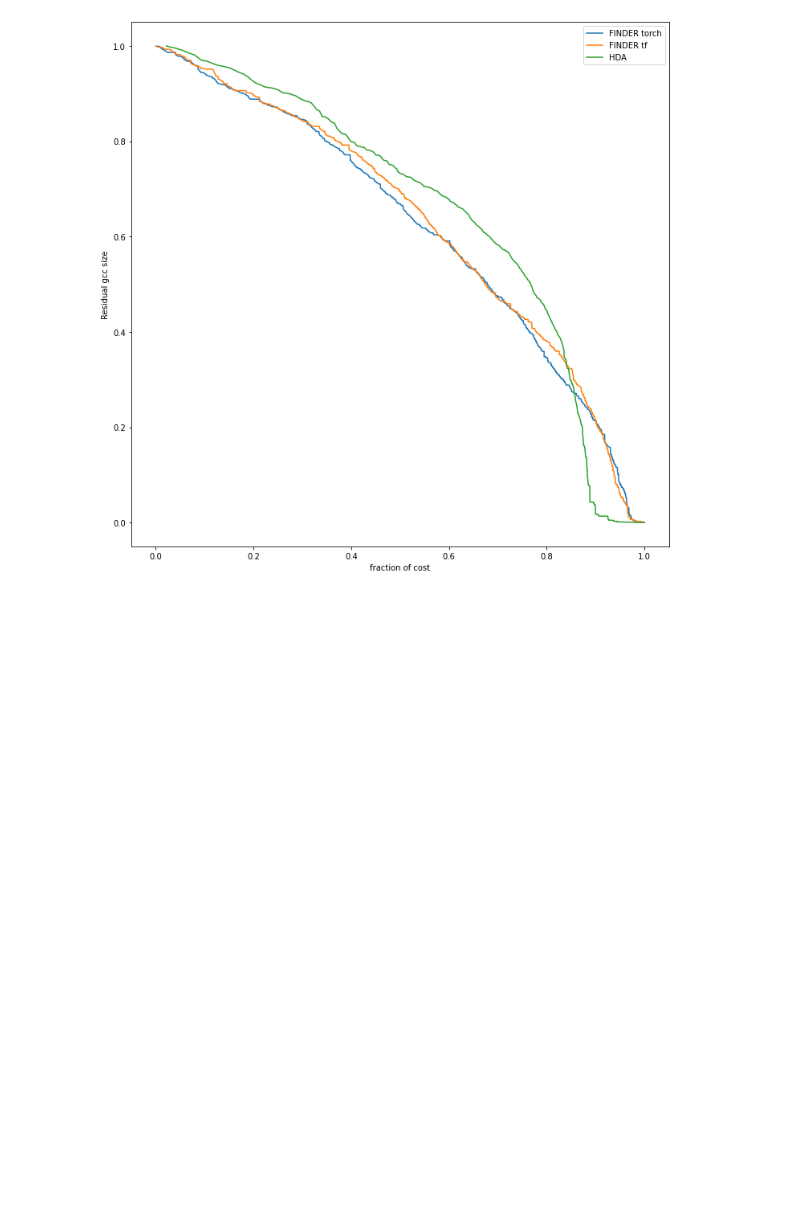
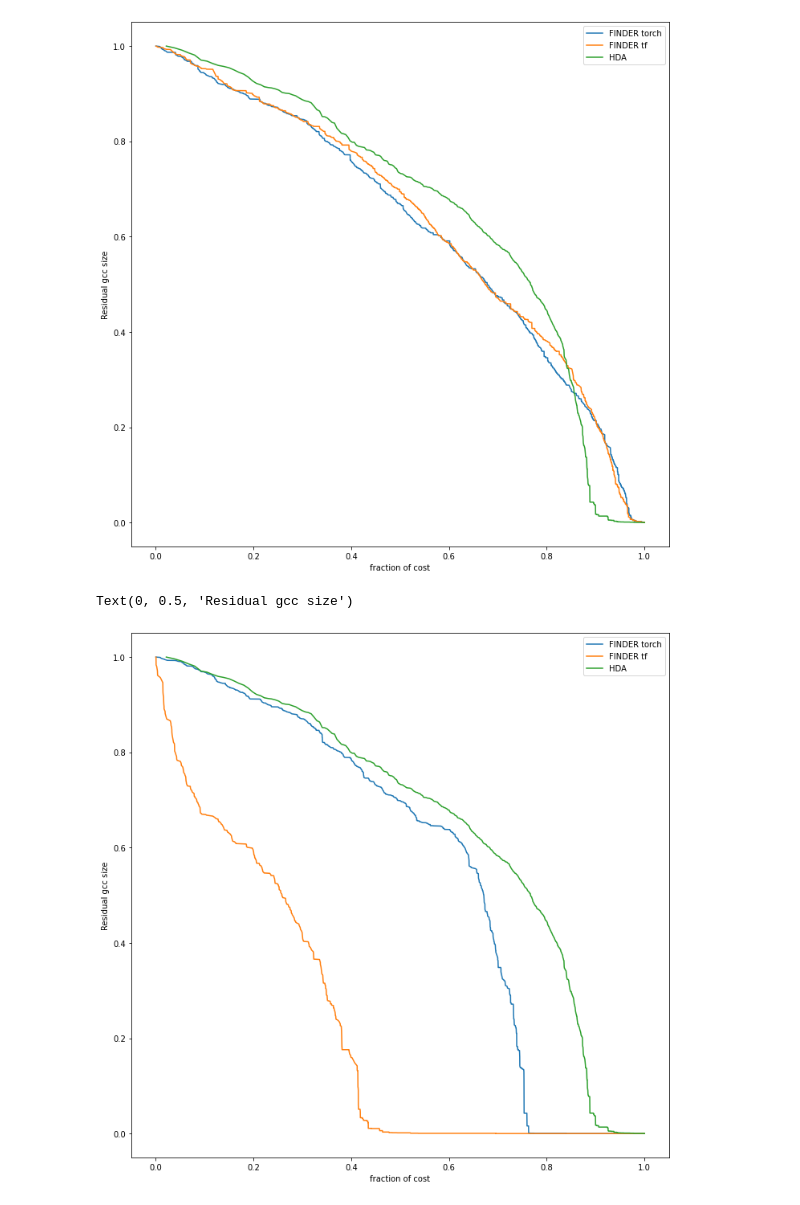
Before and after one commit to faraz2023/FINDER, a Jupyter notebook: Colab_runs.ipynb, the cells around one changed output. Cells and saved outputs as stored; diff of their text form; code cells hidden in the pictures; blank space fills up the shorter version.

```diff
--- a/Colab_runs.ipynb
+++ b/Colab_runs.ipynb
@@ -305,7 +318,8 @@ Text(0, 0.5, 'Residual gcc size')
 # ND, without cost
 
 # load network
-network_file_path = build_graph_path("HI-II-14","degree")
+network_file_path = build_graph_path("HI-II-14","zero")
+print("Graph Network:", network_file_path)
 g = nx.read_gml(network_file_path, destringizer=int)
 
 
@@ -368,3 +388,31 @@ plt.ylabel("Residual gcc size")
 # %% [output]
 Text(0, 0.5, 'Residual gcc size')
 [figure]
+# %%
+def load_maxcc_file(f):
+    FINDER_f = open(f, "r")
+
+    scores = []
+    for score in FINDER_f:
+        scores.append(float(score))
+
+    return scores
+# %%
+# maxcclist directly from scorefiles
+FINDER_maxcclist2=load_maxcc_file(f"{project_path}/FINDER-pytorch/code/results/FINDER_ND/real/StepRatio_0.0100/MaxCCList_Strategy_HI-II-14.txt")
+OFINDER_maxcclist2=load_maxcc_file(f"{project_path}/FINDER-pytorch/code/results/old_FINDER_ND_tf/real/StepRatio_0.0100/MaxCCList_Strategy_HI-II-14.txt")
+
+# plot
+from matplotlib import pyplot as plt
+
+plt.figure(figsize=(12,12))
+plt.plot(FINDER_frac_cost_list, FINDER_maxcclist2, label="FINDER torch")
+plt.plot(OFINDER_frac_cost_list, OFINDER_maxcclist2, label="FINDER tf")
+plt.plot(HDA_frac_cost_list, HDA_maxcclist, label="HDA")
+
+plt.legend()
+plt.xlabel("fraction of cost")
+plt.ylabel("Residual gcc size")
+# %% [output]
+Text(0, 0.5, 'Residual gcc size')
+[figure, added]
```
Also changed, not shown: parts of 6 cells of this notebook.
